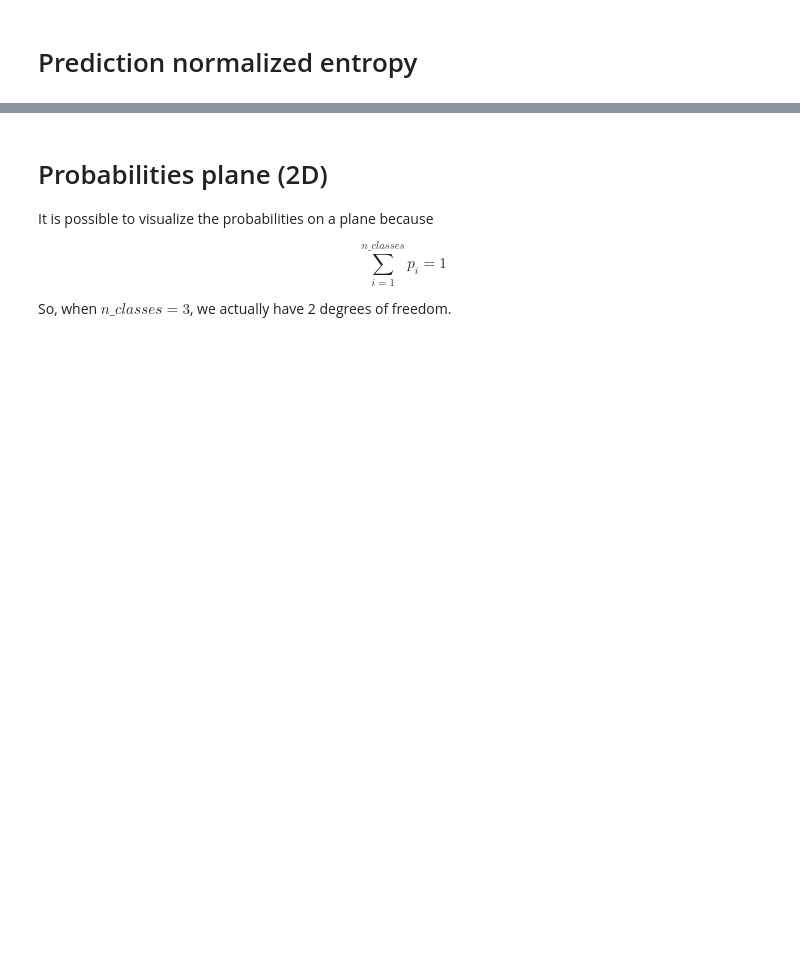
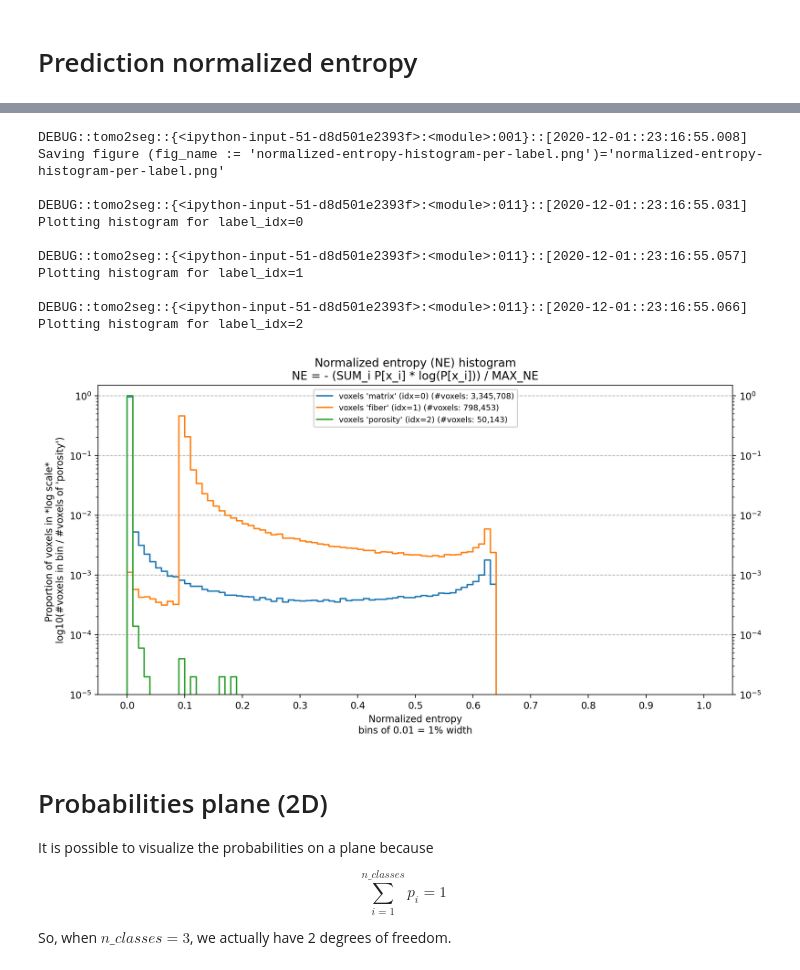
Before and after one commit to jpcbertoldo/tomo2seg, a Jupyter notebook: nbs/analyze-01.ipynb, the cells around one changed output, grey strips where cells are left out. Cells and saved outputs as stored; diff of their text form; code cells hidden in the pictures; blank space fills up the shorter version.

```diff
--- a/nbs/analyze-01.ipynb
+++ b/nbs/analyze-01.ipynb
@@ -295,7 +313,6 @@ computing histograms with tensors is faster (:
 data_volume_raveled_t = tf.convert_to_tensor(
     value=data_volume.ravel(),
     dtype=tf.int32,
-    name=f"{volume.fullname}-data-raveled"
 )
 # %% [markdown]
 ## All data
@@ -607,42 +625,52 @@ for label_idx in labels_idx:
     logger.debug(f"Plotting histogram for {label_idx=}")
 
     ax.step(
         np.concatenate([bins, [1.001]]),
         np.concatenate([[0], entropy_histograms[label_idx], [0]]),
         label=f"voxels '{labels_names[label_idx]}' (idx={label_idx}) (#voxels: {humanize.intcomma(labels_counts[label_idx])})",
         linewidth=1.5
     )
 
     ax.set_yscale('log')
     ax.set_ylim(ylims[0], 1.5 * ylims[1])
     ax.set_yticks(np.logspace(ylims_10pow[0], ylims_10pow[1], ylims_10pow[1] - ylims_10pow[0] + 1))
     ax.set_ylabel(
         f"Proportion of voxels in *log scale* \n"
         f"log10(#voxels in bin / #voxels of '{(label_name := labels_names[label_idx])}')"
     )
 
     ax.set_xlim(*xlims)
     ax.set_xticks(np.linspace(0, 1, 11))
     ax.set_xlabel("Normalized entropy\nbins of 0.01 = 1% width")
 
     ax.tick_params(axis='y', left=True, right=True, labelleft=True, labelright=True, which="both")
     ax.grid(True, axis='y', which='major', ls='--')
 
     ax.set_title(
         f"Normalized entropy (NE) histogram\n"
         f"NE = - (SUM_i P[x_i] * log(P[x_i])) / MAX_NE"
     )
     ax.legend(loc="upper center", fontsize="small", framealpha=1)
 
-fig.savefig(
-    fname=estimation_volume.dir / fig_name,
-    dpi=dpi,
-    **figs_common_kwargs,
-    metadata={
-        "Title": f"vol={volume.fullname}::analysis::{fig_name}",
-        **figs_common_kwargs
-    }
-)
+# logger.info(f"Saving figure {(figname := display.title + '.png')=}")
+# display.fig_.savefig(
+#     fname=figs_dir / figname,
+#     format="png",
+#     metadata=display.metadata,
+# )
+# %% [output]
+DEBUG::tomo2seg::{<ipython-input-51-d8d501e2393f>:<module>:001}::[2020-12-01::23:16:55.008]
+Saving figure (fig_name := 'normalized-entropy-histogram-per-label.png')='normalized-entropy-histogram-per-label.png'
+
+DEBUG::tomo2seg::{<ipython-input-51-d8d501e2393f>:<module>:011}::[2020-12-01::23:16:55.031]
+Plotting histogram for label_idx=0
+
+DEBUG::tomo2seg::{<ipython-input-51-d8d501e2393f>:<module>:011}::[2020-12-01::23:16:55.057]
+Plotting histogram for label_idx=1
+
+DEBUG::tomo2seg::{<ipython-input-51-d8d501e2393f>:<module>:011}::[2020-12-01::23:16:55.066]
+Plotting histogram for label_idx=2
+[figure, added]
 # %% [markdown]
 # Probabilities plane (2D)
 
```
Also changed, not shown: parts of 58 cells of this notebook, 2 other files.
